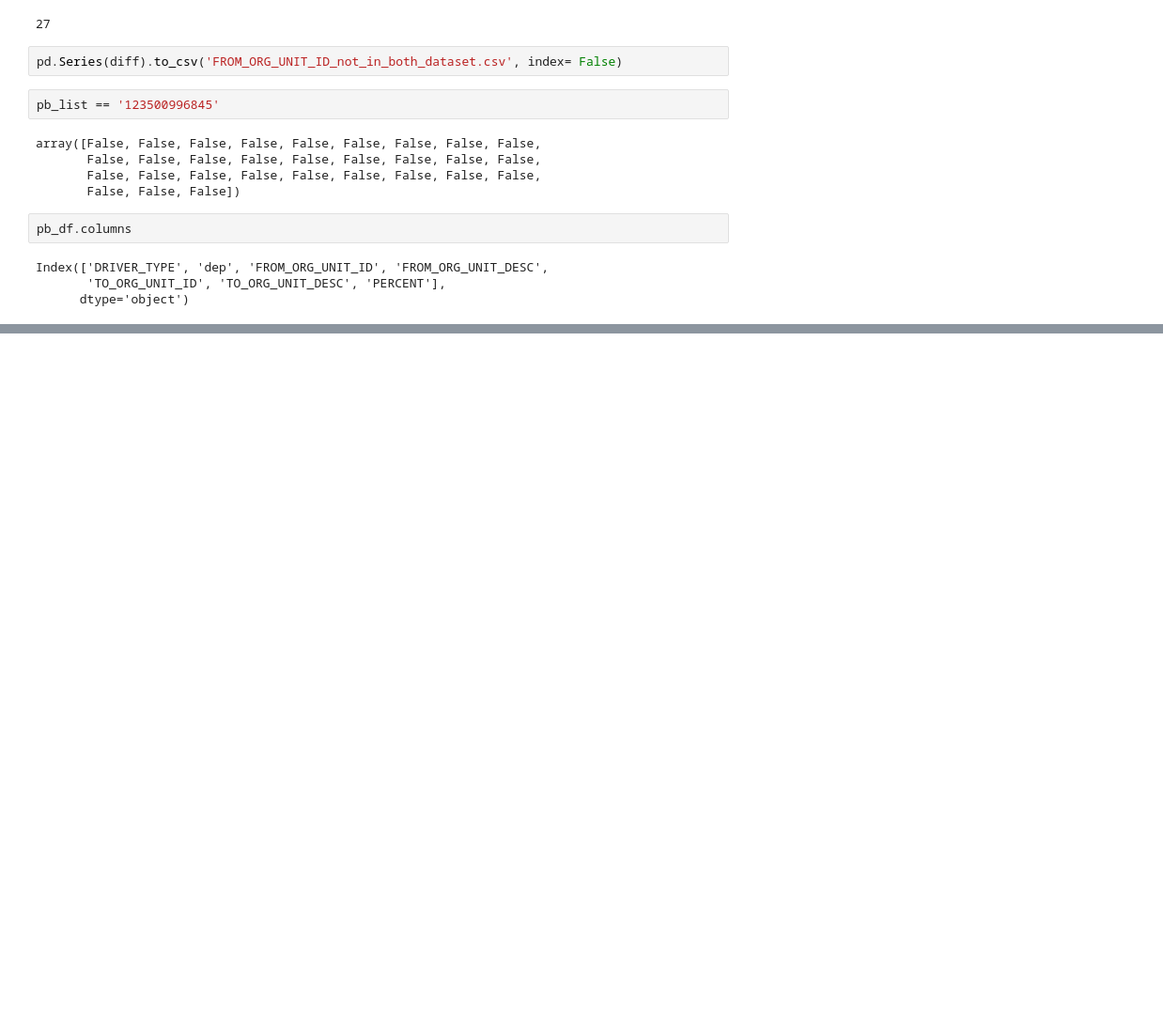
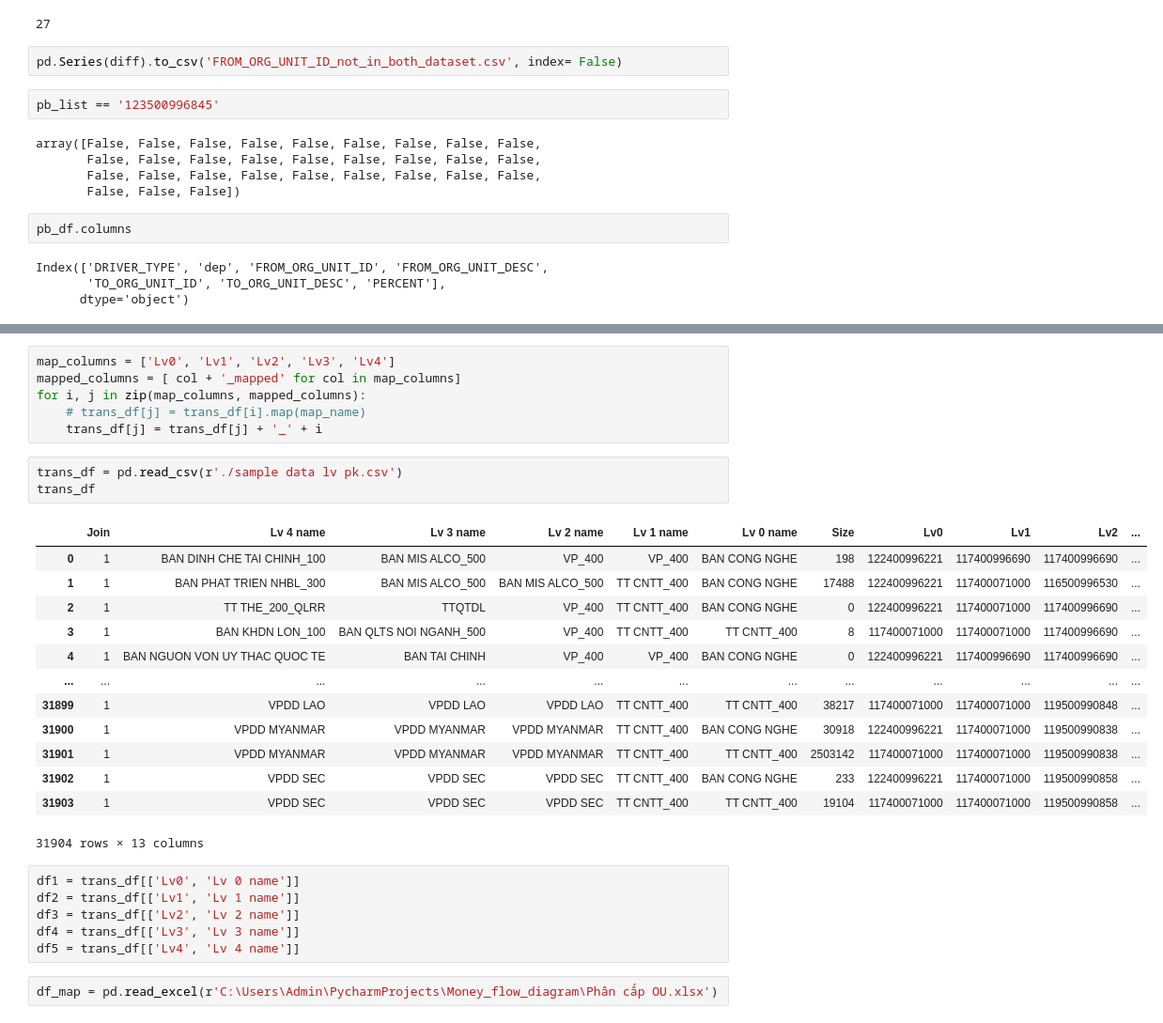
Before and after one commit to DucNgMinh/Money_flow_diagram, a Jupyter notebook: check.ipynb, the cells around one changed output, grey strips where cells are left out. Shown: that part at 94% size. Cells and saved outputs as stored; diff of their text form; blank space fills up the shorter version.

```diff
--- a/check.ipynb
+++ b/check.ipynb
@@ -209,0 +405,31 @@ Index(['DRIVER_TYPE', 'dep', 'FROM_ORG_UNIT_ID', 'FROM_ORG_UNIT_DESC',
+# %%
+map_columns = ['Lv0', 'Lv1', 'Lv2', 'Lv3', 'Lv4']
+mapped_columns = [ col + '_mapped' for col in map_columns]
+for i, j in zip(map_columns, mapped_columns):
+    # trans_df[j] = trans_df[i].map(map_name)
+    trans_df[j] = trans_df[j] + '_' + i
+# %%
+trans_df = pd.read_csv(r'./sample data lv pk.csv')
+trans_df
+# %% [output]
+|  | Join | Lv 4 name | Lv 3 name | Lv 2 name | Lv 1 name | Lv 0 name | Size | Lv0 | Lv1 | Lv2 | ... |
+| 0 | 1 | BAN DINH CHE TAI CHINH_100 | BAN MIS ALCO_500 | VP_400 | VP_400 | BAN CONG NGHE | 198 | 122400996221 | 117400996690 | 117400996690 | ... |
+| 1 | 1 | BAN PHAT TRIEN NHBL_300 | BAN MIS ALCO_500 | BAN MIS ALCO_500 | TT CNTT_400 | BAN CONG NGHE | 17488 | 122400996221 | 117400071000 | 116500996530 | ... |
+| 2 | 1 | TT THE_200_QLRR | TTQTDL | VP_400 | TT CNTT_400 | BAN CONG NGHE | 0 | 122400996221 | 117400071000 | 117400996690 | ... |
+| 3 | 1 | BAN KHDN LON_100 | BAN QLTS NOI NGANH_500 | VP_400 | TT CNTT_400 | TT CNTT_400 | 8 | 117400071000 | 117400071000 | 117400996690 | ... |
+| 4 | 1 | BAN NGUON VON UY THAC QUOC TE | BAN TAI CHINH | VP_400 | VP_400 | BAN CONG NGHE | 0 | 122400996221 | 117400996690 | 117400996690 | ... |
+| ... | ... | ... | ... | ... | ... | ... | ... | ... | ... | ... | ... |
+| 31899 | 1 | VPDD LAO | VPDD LAO | VPDD LAO | TT CNTT_400 | TT CNTT_400 | 38217 | 117400071000 | 117400071000 | 119500990848 | ... |
+| 31900 | 1 | VPDD MYANMAR | VPDD MYANMAR | VPDD MYANMAR | TT CNTT_400 | BAN CONG NGHE | 30918 | 122400996221 | 117400071000 | 119500990838 | ... |
+| 31901 | 1 | VPDD MYANMAR | VPDD MYANMAR | VPDD MYANMAR | TT CNTT_400 | TT CNTT_400 | 2503142 | 117400071000 | 117400071000 | 119500990838 | ... |
+| 31902 | 1 | VPDD SEC | VPDD SEC | VPDD SEC | TT CNTT_400 | BAN CONG NGHE | 233 | 122400996221 | 117400071000 | 119500990858 | ... |
+| 31903 | 1 | VPDD SEC | VPDD SEC | VPDD SEC | TT CNTT_400 | TT CNTT_400 | 19104 | 117400071000 | 117400071000 | 119500990858 | ... |
+31904 rows × 13 columns
+# %%
+df1 = trans_df[['Lv0', 'Lv 0 name']]
+df2 = trans_df[['Lv1', 'Lv 1 name']]
+df3 = trans_df[['Lv2', 'Lv 2 name']]
+df4 = trans_df[['Lv3', 'Lv 3 name']]
+df5 = trans_df[['Lv4', 'Lv 4 name']]
+# %%
+df_map = pd.read_excel(r'C:\Users\Admin\PycharmProjects\Money_flow_diagram\Phân cấp OU.xlsx')
```
Also changed, not shown: parts of 13 cells of this notebook, 5 other files.
